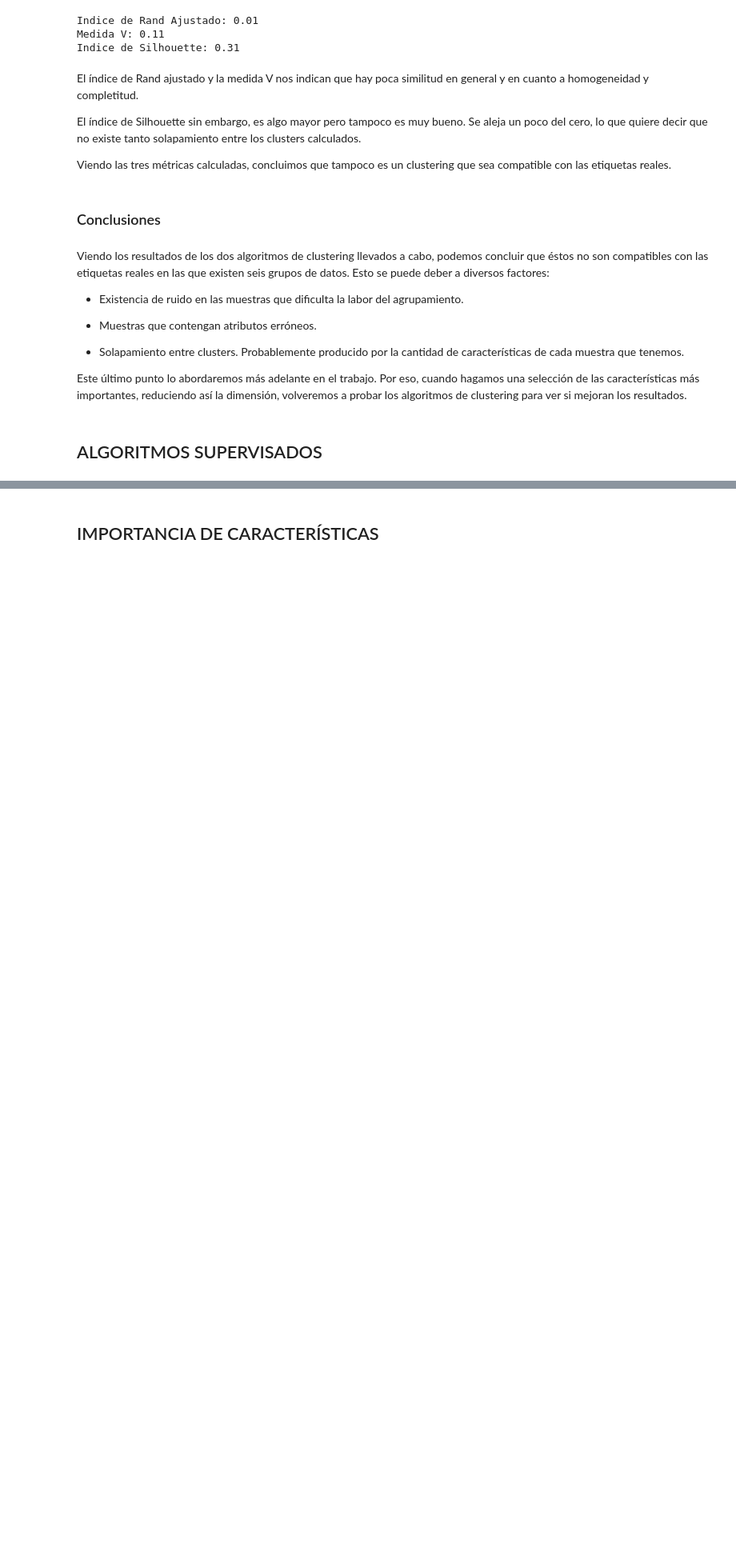
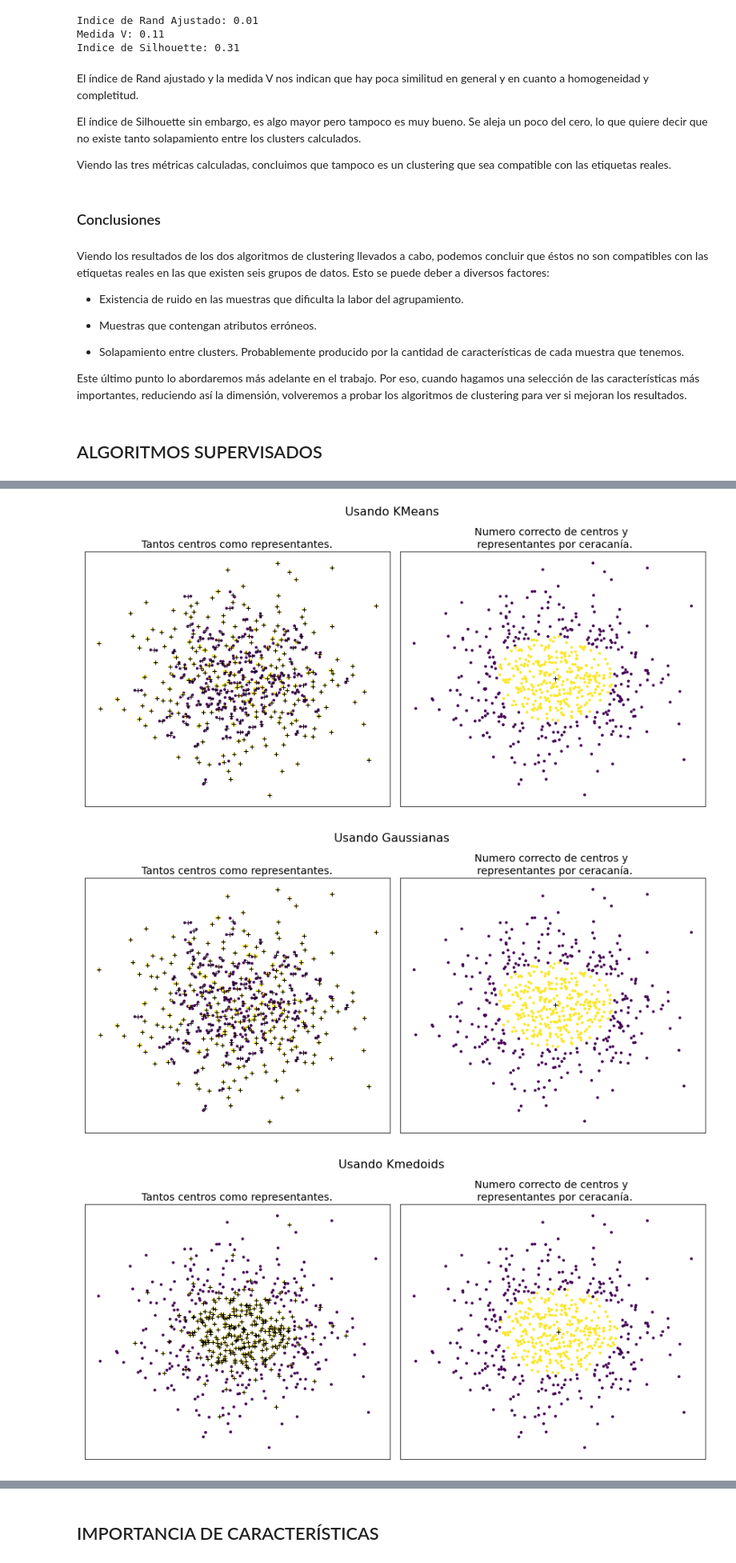
Before and after one commit to AngelGuevara7/Trabajo_Aprendizaje_Maquina, a Jupyter notebook: Memoria_v1.ipynb, the cells around one changed output, grey strips where cells are left out. Shown at 80% size. Cells and saved outputs as stored; diff of their text form; code cells hidden in the pictures; blank space fills up the shorter version.

```diff
--- a/Memoria_v1.ipynb
+++ b/Memoria_v1.ipynb
@@ -345,0 +424,78 @@ Este último punto lo abordaremos más adelante en el trabajo. Por eso, cuando h
+# %%
+#vamos a hacer un ejemplo sencillo con ambas estrategias
+#para los tres métodos (KMeans, Kmedoids, Gaussians)
+
+#primero creamos los datos
+n=600
+data=make_blobs(n,centers=1,cluster_std=1.5)
+
+
+#primero para KMeans
+fig=plt.figure(figsize=(24,6))
+n_clusters=[300,1]
+titles=["Tantos centros como representantes.","Numero correcto de centros y \n representantes por ceracanía."]
+
+for j,i in enumerate(n_clusters):
+    plt.subplot(1,4,j+1)
+    modelmeans=KMeans(n_clusters=i)
+    modelmeans.fit(data[0])
+
+    points_represent=get_closer_points(modelmeans.cluster_centers_,data[0],n=300)
+    plt.scatter(data[0][:,0],data[0][:,1],c=points_represent,s=8)
+    plt.plot(modelmeans.cluster_centers_[:,0],modelmeans.cluster_centers_[:,1],"+k")
+    plt.title(titles[j],fontsize=14)
+    plt.xticks([]);
+    plt.yticks([]);
+plt.suptitle("Usando KMeans",fontsize=16,x=0.25)
+plt.tight_layout()
+
+#segundo para las Gaussianas
+fig=plt.figure(figsize=(24,6))
+n_clusters=[300,1]
+titles=["Tantos centros como representantes.","Numero correcto de centros y \n representantes por ceracanía."]
+
+for j,i in enumerate(n_clusters):
+    plt.subplot(1,4,j+1)
+    modelgaus=GaussianMixture(n_components=i)
+    modelgaus.fit(data[0])
+    points_represent=get_closer_points(modelgaus.means_,data[0],n=300)
+    plt.scatter(data[0][:,0],data[0][:,1],c=points_represent,s=8)
+    plt.plot(modelgaus.means_[:,0],modelgaus.means_[:,1],"+k")
+    plt.title(titles[j],fontsize=14)
+    plt.xticks([]);
+    plt.yticks([]);
+plt.suptitle("Usando Gaussianas",fontsize=16,x=0.25)
+plt.tight_layout()
+
+#Tercero para Kmedoids
+fig=plt.figure(figsize=(24,6))
+n_clusters=[300,1]
+titles=["Tantos centros como representantes.","Numero correcto de centros y \n representantes por ceracanía."]
+#primer subplot
+plt.subplot(1,4,1)
+modelmedoids=KMedoids(n_clusters=300)
+modelmedoids.fit(data[0])
+color_aux=np.full(data[0].shape[0],False,dtype=bool)
+color_aux[modelmedoids.medoid_indices_]=True
+plt.scatter(data[0][:,0],data[0][:,1],c=color_aux,s=8)
+plt.plot(modelmedoids.cluster_centers_[:,0],modelmedoids.cluster_centers_[:,1],"+k")
+plt.title(titles[0],fontsize=14)
+plt.xticks([]);
+plt.yticks([]);
+#segundo subplot
+plt.subplot(1,4,2)
+modelmedoids=KMedoids(n_clusters=1)
+modelmedoids.fit(data[0])
+points_represent=get_closer_points(modelmedoids.cluster_centers_,data[0],n=300)
+plt.scatter(data[0][:,0],data[0][:,1],c=points_represent,s=8)
+plt.plot(modelmedoids.cluster_centers_[:,0],modelmedoids.cluster_centers_[:,1],"+k")
+plt.title(titles[1],fontsize=14)
+plt.xticks([]);
+plt.yticks([]);
+
+plt.suptitle("Usando Kmedoids",fontsize=16,x=0.25)
+plt.tight_layout()
+# %% [output]
+[figure, added]
+[figure, added]
+[figure, added]
```
Also changed, not shown: parts of 42 cells of this notebook, 1 other file.
